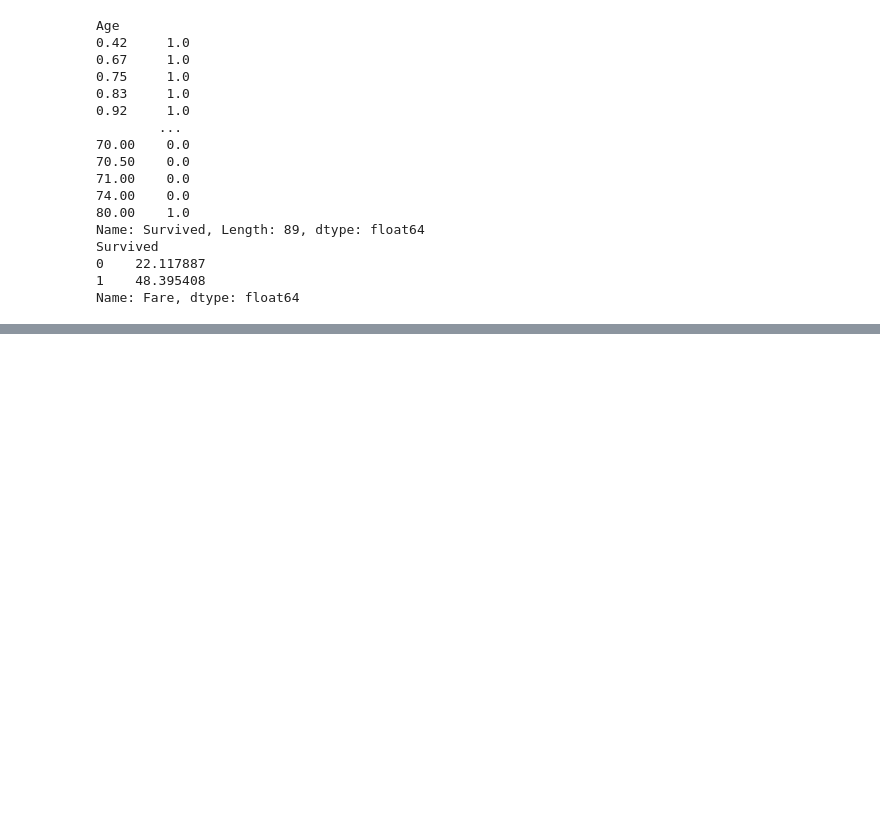
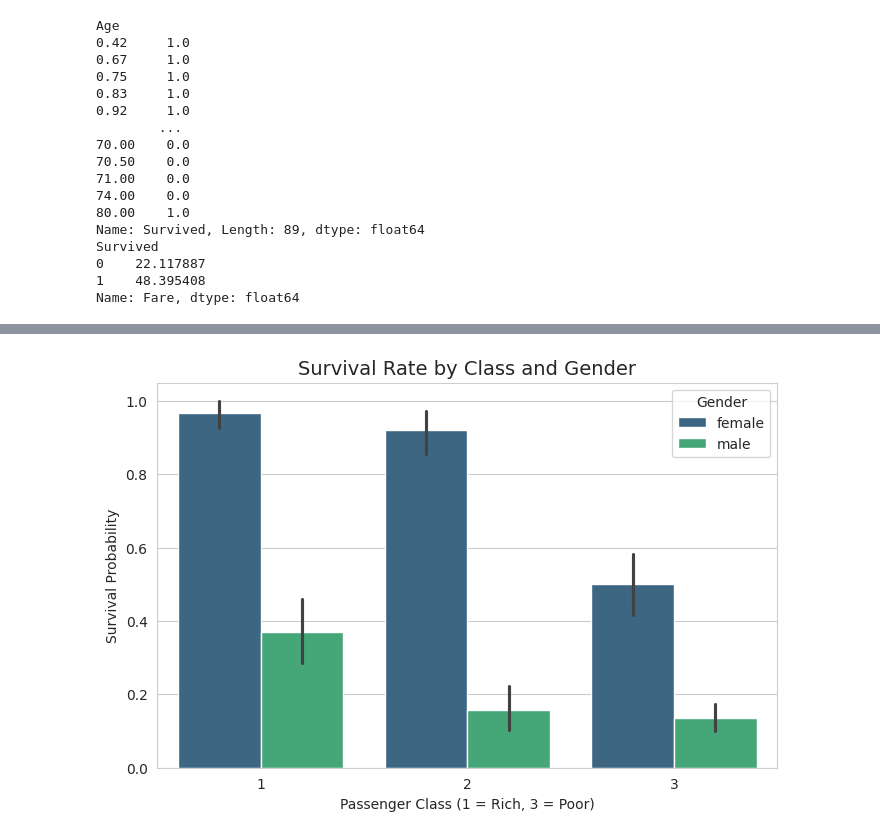
Before and after one commit to rupamnpatil/Titanic-Data-Analysis, a Jupyter notebook: Titanic_Survival_Analysis.ipynb, the cells around one changed output, grey strips where cells are left out. Cells and saved outputs as stored; diff of their text form; code cells hidden in the pictures; blank space fills up the shorter version.

```diff
--- a/Titanic_Survival_Analysis.ipynb
+++ b/Titanic_Survival_Analysis.ipynb
@@ -181,0 +204,13 @@ Name: Fare, dtype: float64
+# %%
+plt.figure(figsize=(8, 5))
+
+sns.barplot(data=df, x="Pclass", y="Survived", hue="Sex", palette="viridis")
+
+plt.title("Survival Rate by Class and Gender", fontsize=14)
+plt.ylabel("Survival Probability")
+plt.xlabel("Passenger Class (1 = Rich, 3 = Poor)")
+plt.legend(title="Gender")
+
+plt.show()
+# %% [output]
+[figure, added]
```
Also changed, not shown: parts of 6 cells of this notebook.
